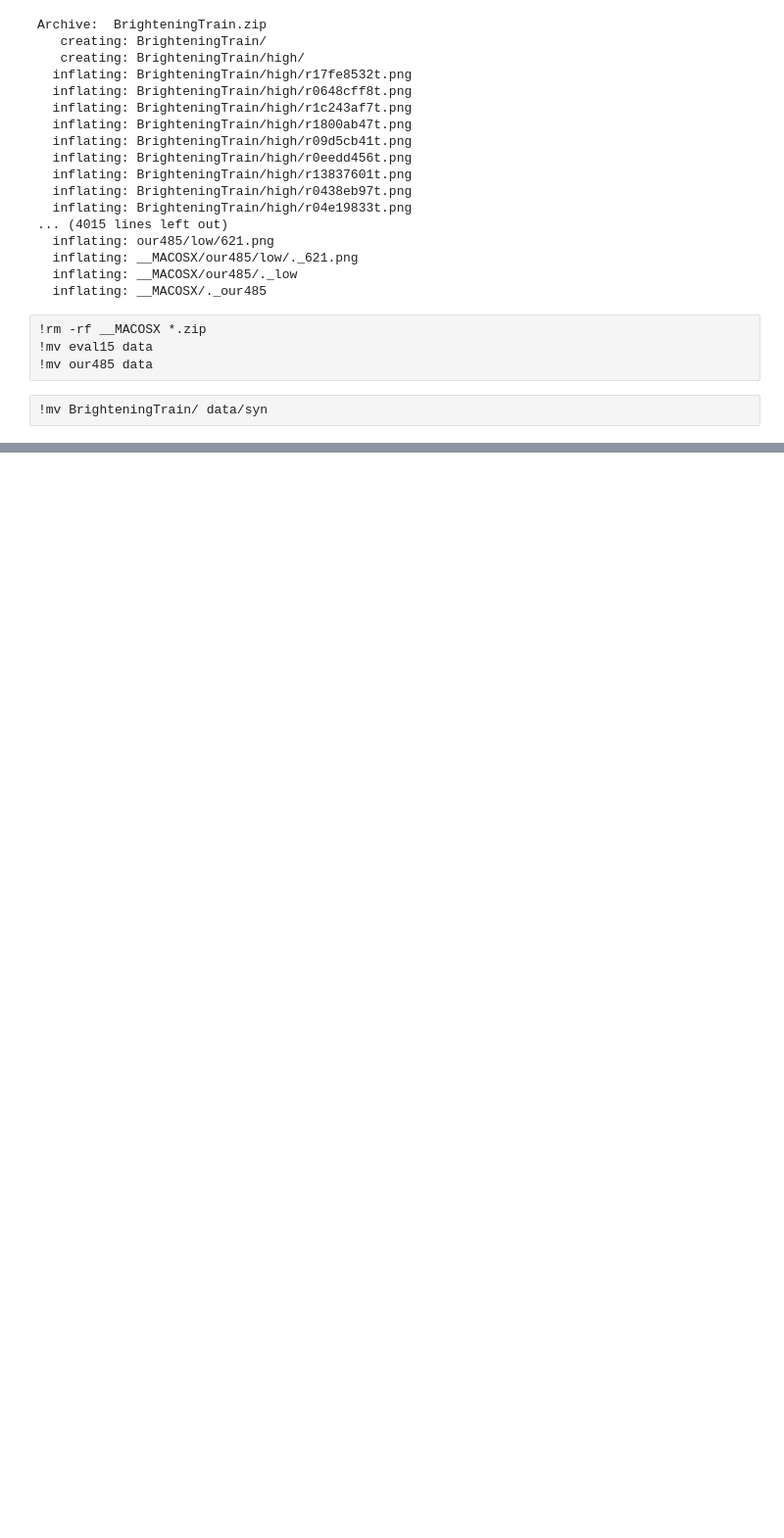
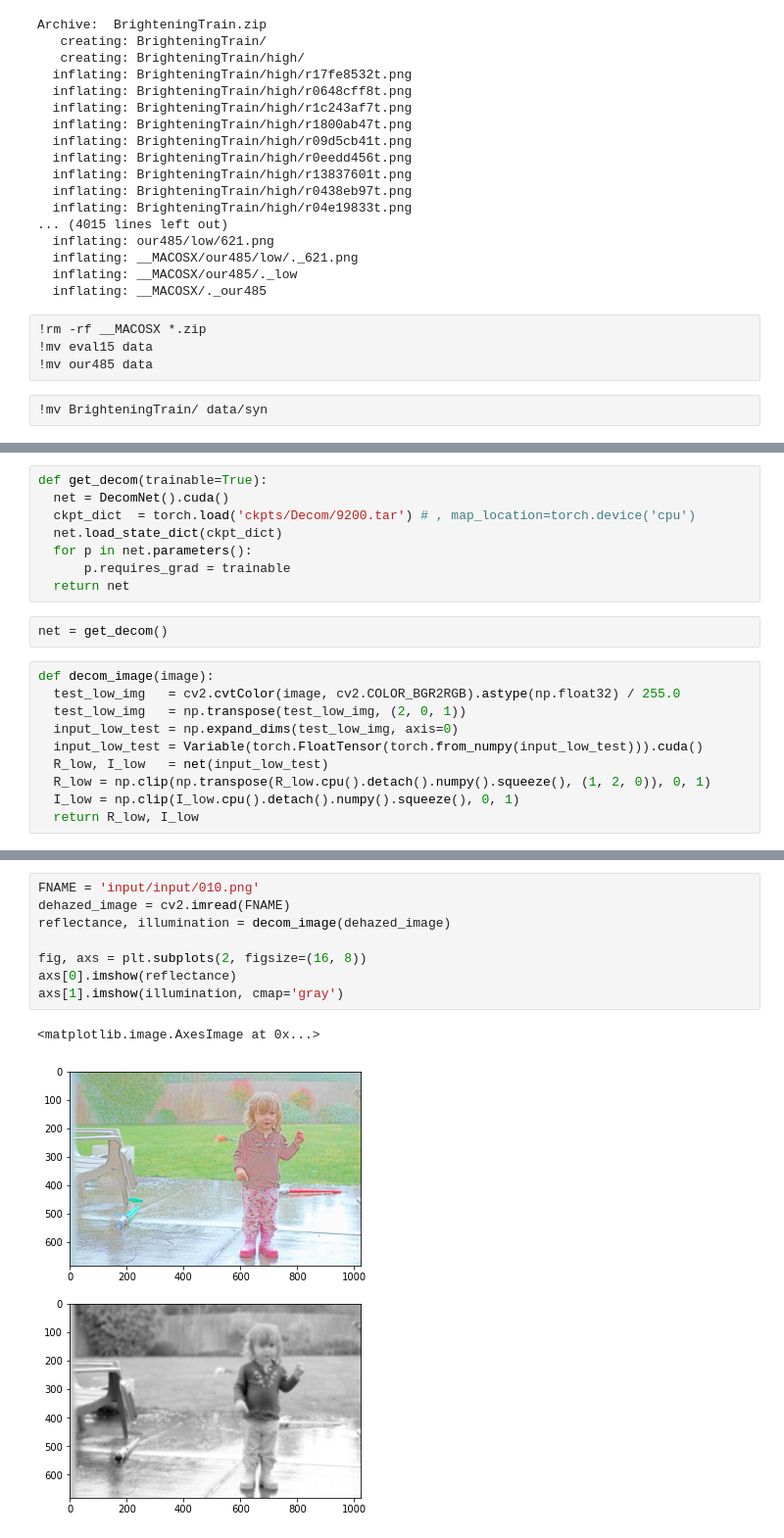
Before and after one commit to vfrantc/deweather, a Jupyter notebook: train_decomposition.ipynb, the cells around one changed output, grey strips where cells are left out. Shown: that part at 98% size. Saved outputs shown, nothing was run; the diff lists cells and outputs as text; blank space fills up the shorter version.

```diff
--- a/train_decomposition.ipynb
+++ b/train_decomposition.ipynb
@@ -113 +127,21 @@ Decom  Relight  visuals
+# %%
+def get_decom(trainable=True):
+  net = DecomNet().cuda()
+  ckpt_dict  = torch.load('ckpts/Decom/9200.tar') # , map_location=torch.device('cpu')
+  net.load_state_dict(ckpt_dict)
+  for p in net.parameters():
+      p.requires_grad = trainable
+  return net
+# %%
+net = get_decom()
+# %%
+def decom_image(image):
+  test_low_img   = cv2.cvtColor(image, cv2.COLOR_BGR2RGB).astype(np.float32) / 255.0
+  test_low_img   = np.transpose(test_low_img, (2, 0, 1))
+  input_low_test = np.expand_dims(test_low_img, axis=0)
+  input_low_test = Variable(torch.FloatTensor(torch.from_numpy(input_low_test))).cuda()
+  R_low, I_low   = net(input_low_test)
+  R_low = np.clip(np.transpose(R_low.cpu().detach().numpy().squeeze(), (1, 2, 0)), 0, 1)
+  I_low = np.clip(I_low.cpu().detach().numpy().squeeze(), 0, 1)
+  return R_low, I_low
 # %%
@@ -114,0 +169,11 @@ Decom  Relight  visuals
+# %%
+FNAME = 'input/input/010.png'
+dehazed_image = cv2.imread(FNAME)
+reflectance, illumination = decom_image(dehazed_image)
+
+fig, axs = plt.subplots(2, figsize=(16, 8))
+axs[0].imshow(reflectance)
+axs[1].imshow(illumination, cmap='gray')
+# %% [output]
+<matplotlib.image.AxesImage at 0x...>
+[figure, added]
```
Also changed, not shown: parts of 15 cells of this notebook.
